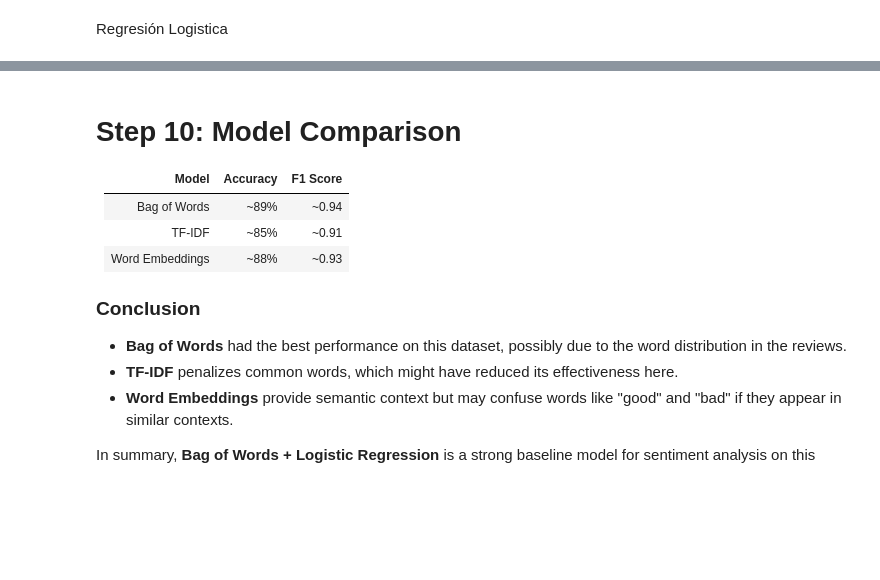
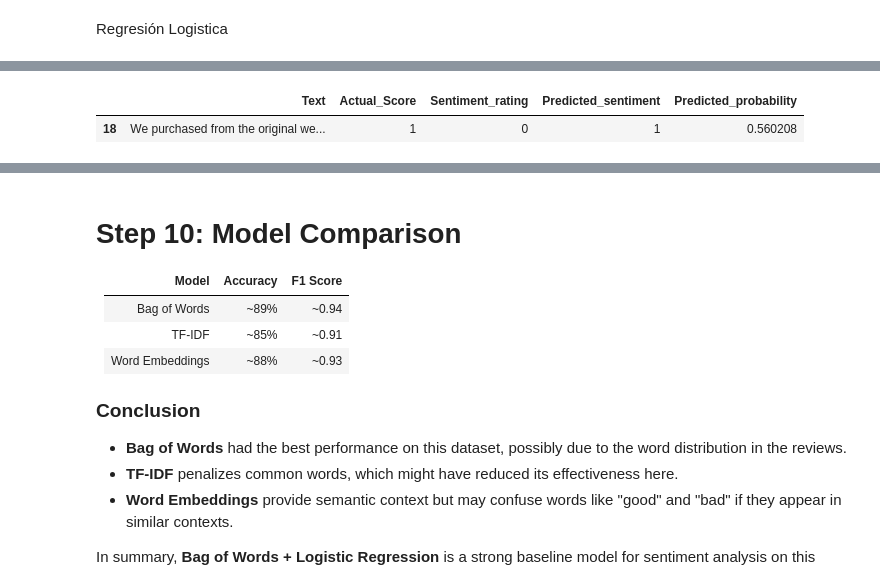
Before and after one commit to karen300917/Big_Data_proyecto2, a Jupyter notebook: Amazon.ipynb, the cells around one changed output, grey strips where cells are left out. Drawn from its saved outputs; the diff is of its cells as text; code cells hidden in the pictures; blank space fills up the shorter version.

```diff
--- a/Amazon.ipynb
+++ b/Amazon.ipynb
@@ -548,3 +573,15 @@ Accuracy:  89.5991332611051
+# %%
+# Relajar el umbral a 0.3
+false_negatives_relaxed = predictions[
+    (predictions['Predicted_sentiment'] == 1) &
+    (predictions['Predicted_probability'] < 0.6) &
+    (predictions['Sentiment_rating'] == 0)
+    ]
+
+false_negatives_relaxed.head(5)
+# %% [output]
+|  | Text | Actual_Score | Sentiment_rating | Predicted_sentiment | Predicted_probability |
+| 18 | We purchased from the original we... | 1 | 0 | 1 | 0.560208 |
 # %%
 # Crear el vectorizador TF-IDF
 tfidf_counts = TfidfVectorizer(
```
Also changed, not shown: parts of 14 cells of this notebook.
